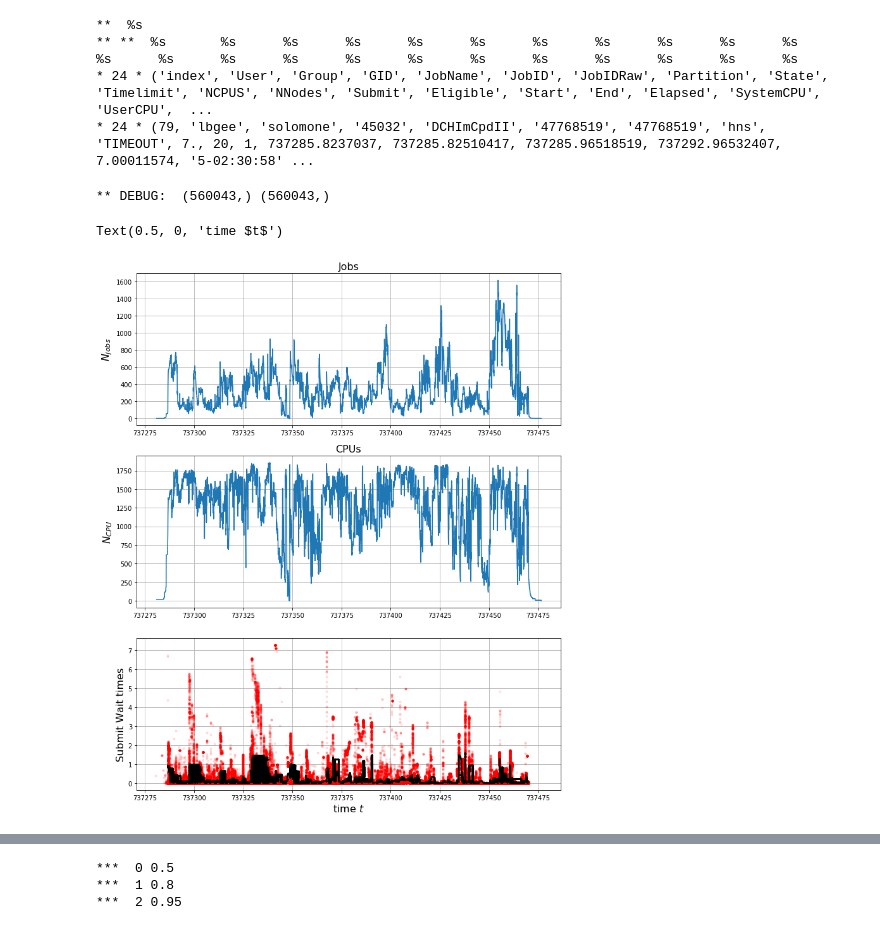
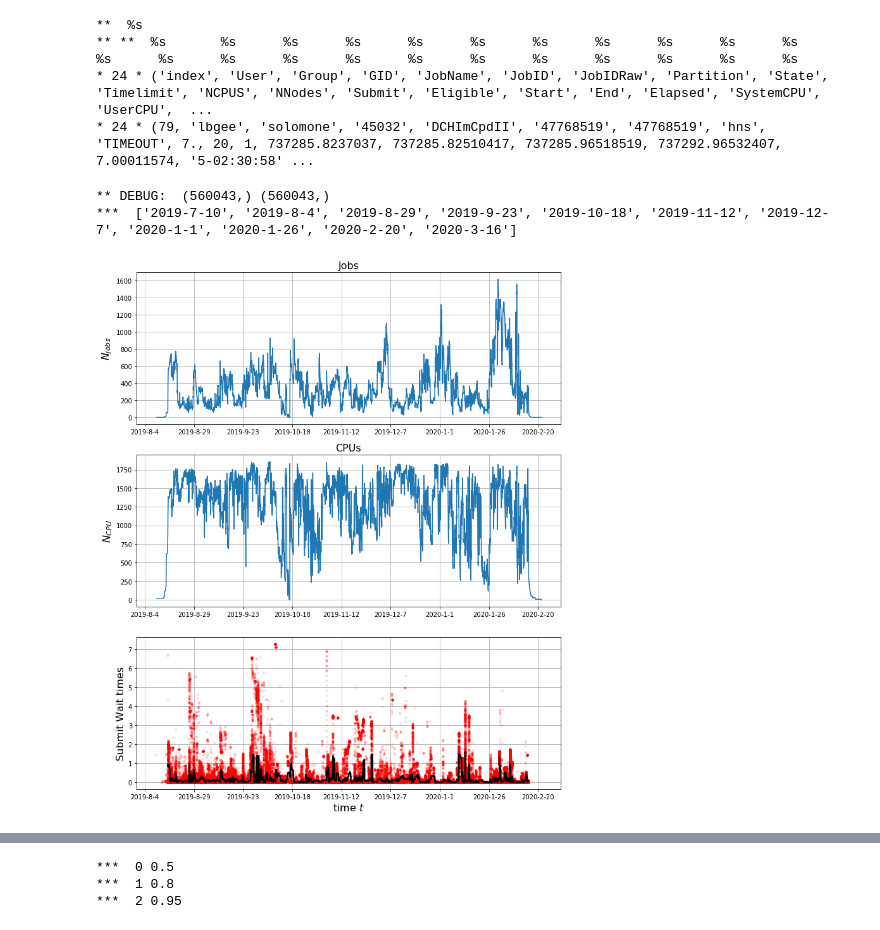
Before and after one commit to jeffersonscientific/HPC_analytics, a Jupyter notebook: HPC_usage_analysis.ipynb, the cells around one changed output, grey strips where cells are left out. Cells and saved outputs as stored; diff of their text form; code cells hidden in the pictures.

```diff
--- a/HPC_usage_analysis.ipynb
+++ b/HPC_usage_analysis.ipynb
@@ -29,13 +29,18 @@ TODO:
 - wait-time(t) plot
 - get total number of cores, etc. (from sinfo?)
 # %%
+# data_title = 'oneillm'
+# data_title = 'serc'
+data_title = 'hns'
 
 #
 # get header, print a few rows:
 #data_file_name = 'data/sacct_out.out'
 #data_file_name = 'data/sacct_mazama_out.out'
-data_file_name = 'data/sacct_sherlock_out_hns.out'
+#data_file_name = 'data/sacct_sherlock_out_hns.out'
+data_file_name = 'data/sacct/sherlock_out_{}.out'.format(data_title)
 #data_file_name = 'data/sacct_sherlock_out_oneillm.out'
+#data_file_name = 'data/sacct_sherlock_out_serc.out'
 #
 demo_file = 'data/demo_data.out'
 with open(data_file_name, 'r') as fin:
@@ -206,10 +221,10 @@ print('* {} * {}'.format(len(sacct_data.jobs_summary[0]), sacct_data.jobs_summar
 # %%
 cpu_usage = sacct_data.active_jobs_cpu()
 #
-submit_times = sacct_data.jobs_summary['Start'] - sacct_data.jobs_summary['Submit']
 n_sm = 1000
 ix = numpy.argsort(sacct_data.jobs_summary['Submit'])
-submit_times_sm = hpc_lib.running_mean(submit_times[ix], n=n_sm)
+submit_times = (sacct_data.jobs_summary['Start'] - sacct_data.jobs_summary['Submit'])[ix]
+submit_times_sm = hpc_lib.running_mean(submit_times, n=n_sm)
 
 #cpu_usage = sacct_demo.active_jobs_cpu()
 
@@ -219,37 +234,46 @@ ax1 = plt.subplot('311')
 ax2 = plt.subplot('312', sharex=ax1)
 ax3 = plt.subplot('313', sharex=ax1)
 #
 ax1.grid()
 ax2.grid()
 ax3.grid()
 #
 ax1.plot(cpu_usage['time'], cpu_usage['N_jobs'], ls='-')
 ax2.plot(cpu_usage['time'], cpu_usage['N_cpu'], ls='-')
 #
 #ln, = ax1a.plot(sacct_data.jobs_summary['Submit'][n_sm:], submit_times_sm, ls='-', marker='', lw=2.5,
 #                color='k', alpha=1., zorder=11)
 #clr = ln.get_color()
 
-ix = numpy.argsort(sacct_data.jobs_summary['Submit'][n_sm:])
-ax3.plot((sacct_data.jobs_summary['Submit'][n_sm:]), submit_times_sm[ix], ls='-', marker='', lw=2.5,
+#ix = numpy.argsort(sacct_data.jobs_summary['Submit'][n_sm:])
+ax3.plot((sacct_data.jobs_summary['Submit'][ix])[n_sm:], submit_times_sm, ls='-', marker='', lw=2.5,
           color='k', alpha=1., zorder=11)
 ax3.plot(sacct_data.jobs_summary['Submit'], submit_times, ls='', marker='.', lw=2.5, color='r',
          alpha=.1)
-
-
 
 #
 ax1.set_title('Jobs', size=16)
 ax1.set_ylabel('$N_{jobs}$', size=16)
 #
 ax2.set_title('CPUs', size=16)
 ax2.set_ylabel('$N_{CPU}$', size=16)
 #
-ax1a.set_ylabel('Submit Wait times', size=16)
+#ax1a.set_ylabel('Submit Wait times', size=16)
 ax3.set_ylabel('Submit Wait times', size=16)
 #
 ax3.set_xlabel('time $t$', size=16)
+
+fg.canvas.draw()
+#
+# set ax3 labels to dates:
+# now format the datestrings...
+lbls = [hpc_lib.simple_date_string(mpd.num2date(float(s.get_text())) ) for s in ax1.get_xticklabels()]
+print('*** ', lbls)
+#
+ax3.set_xticklabels(lbls)
+
+plt.show()
 # %% [output]
 ** DEBUG:  (560043,) (560043,)
+***  ['2019-7-10', '2019-8-4', '2019-8-29', '2019-9-23', '2019-10-18', '2019-11-12', '2019-12-7', '2020-1-1', '2020-1-26', '2020-2-20', '2020-3-16']
-Text(0.5, 0, 'time $t$')
-[figure, old version]
+[figure, new version]
```
Also changed, not shown: parts of 7 cells of this notebook, 2 other files.
